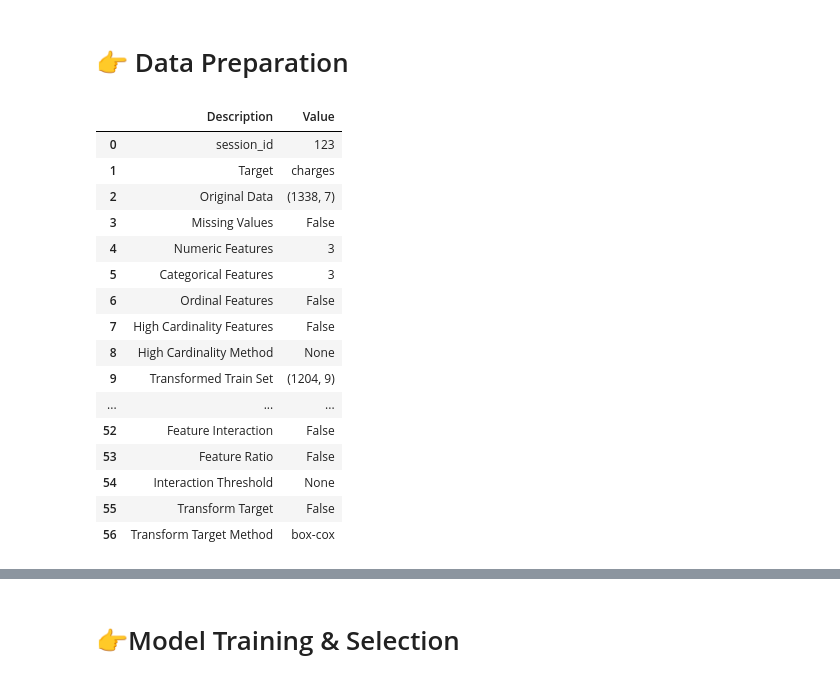
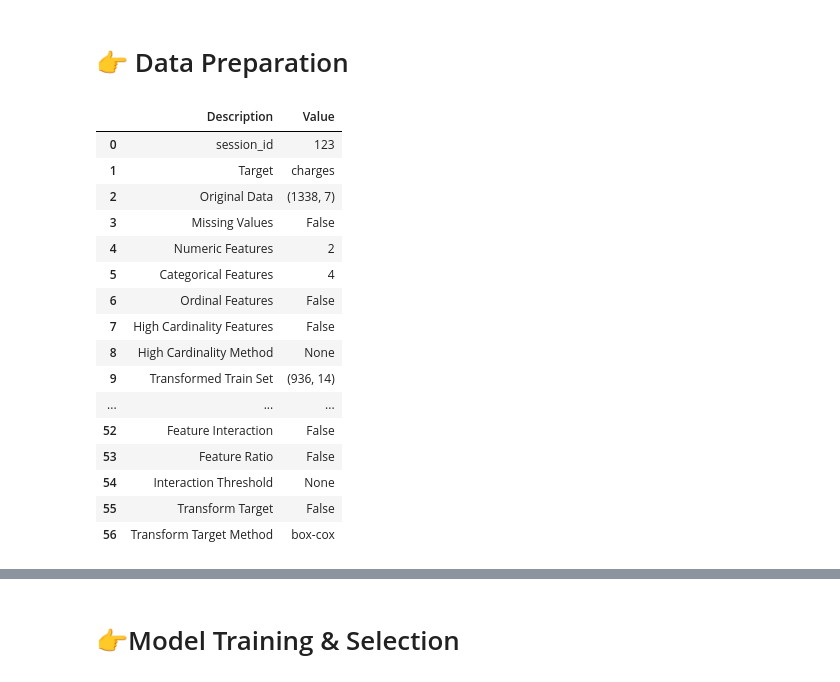
Before and after one commit to pycaret/mlopsworld2021, a Jupyter notebook: Demo 1 - Regression.ipynb, the cells around one changed output, grey strips where cells are left out. Cells and saved outputs as stored; diff of their text form; code cells hidden in the pictures.

```diff
--- a/Demo 1 - Regression.ipynb
+++ b/Demo 1 - Regression.ipynb
@@ -36,20 +36,19 @@ data = get_data('insurance')
 # 👉 Data Preparation
 # %%
 from pycaret.regression import *
-s = setup(data, target = 'charges', session_id = 123, train_size=0.9,
-          numeric_features = ['children'], silent = True)
+s = setup(data, target = 'charges', session_id = 123)
 # %% [output]
 |  | Description | Value |
 | 0 | session_id | 123 |
 | 1 | Target | charges |
 | 2 | Original Data | (1338, 7) |
 | 3 | Missing Values | False |
-| 4 | Numeric Features | 3 |
-| 5 | Categorical Features | 3 |
+| 4 | Numeric Features | 2 |
+| 5 | Categorical Features | 4 |
 | 6 | Ordinal Features | False |
 | 7 | High Cardinality Features | False |
 | 8 | High Cardinality Method | None |
-| 9 | Transformed Train Set | (1204, 9) |
+| 9 | Transformed Train Set | (936, 14) |
 | ... | ... | ... |
 | 52 | Feature Interaction | False |
 | 53 | Feature Ratio | False |
```
Also changed, not shown: parts of 35 cells of this notebook, 4 other files.
